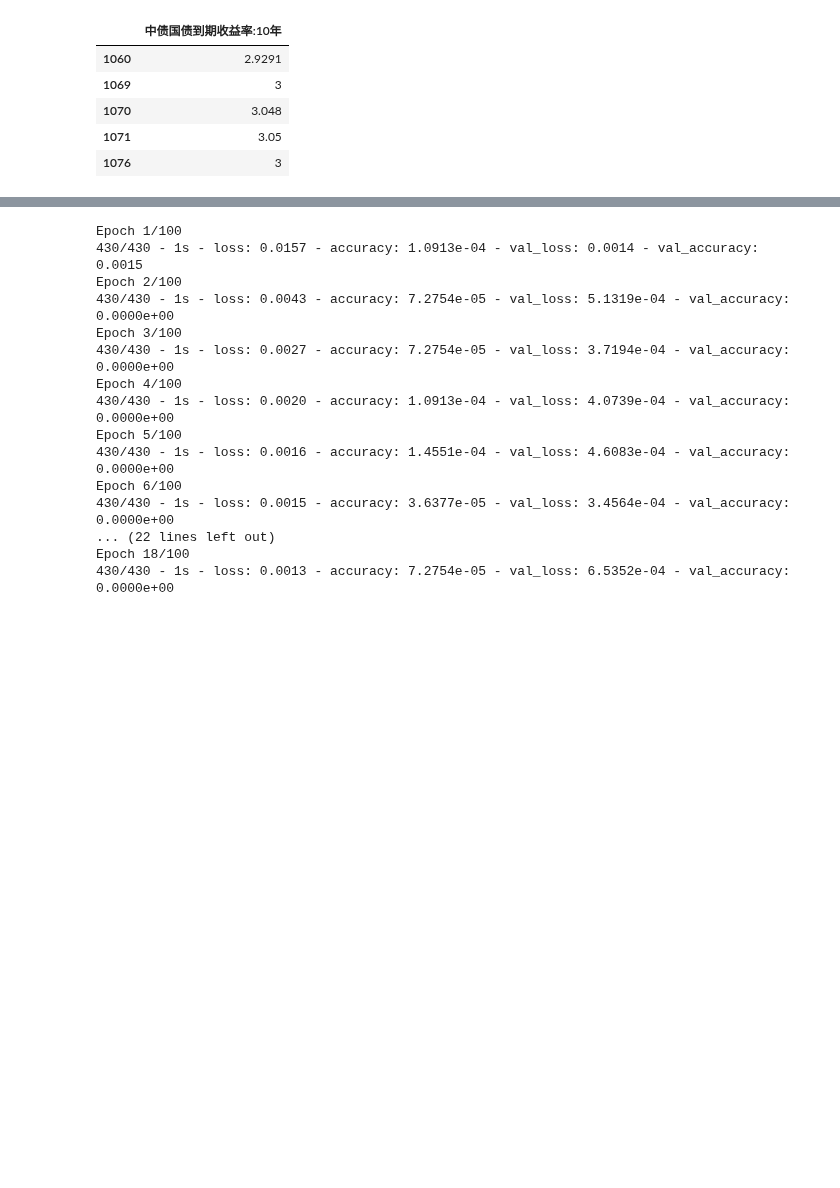
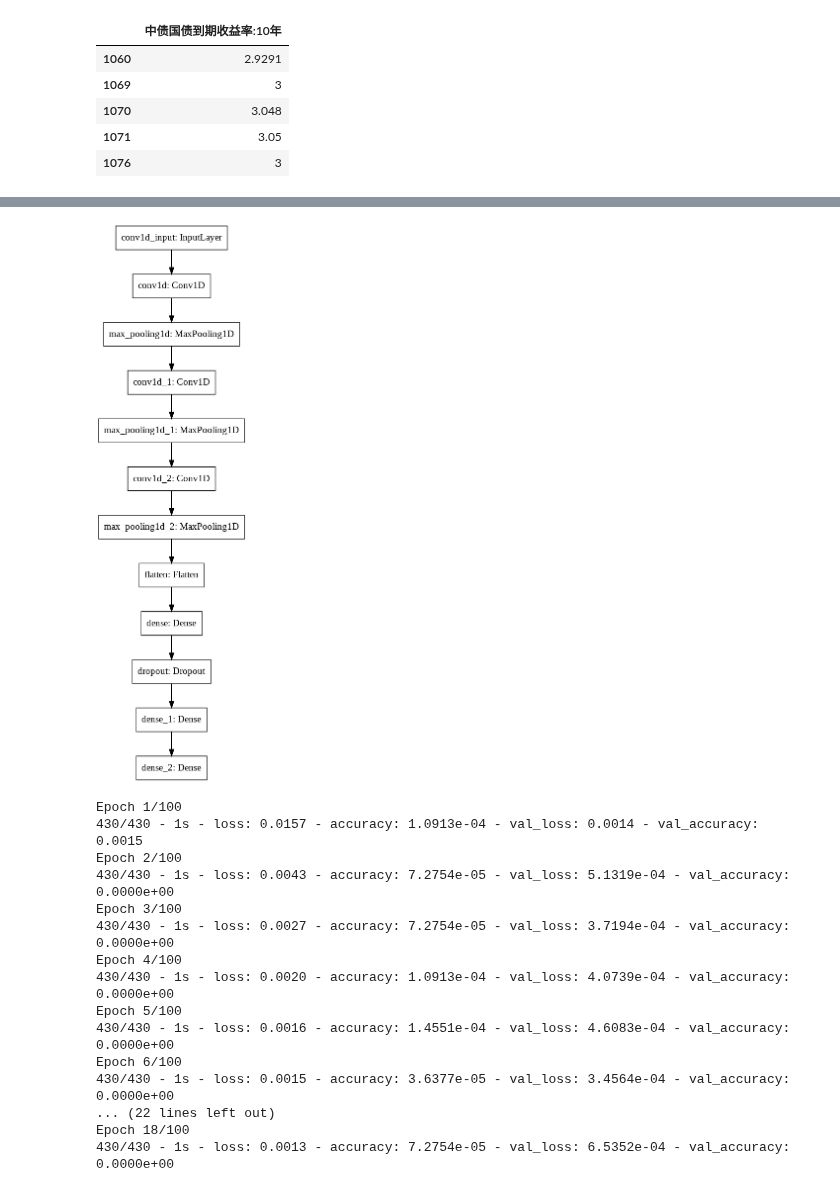
Before and after one commit to wl2748/5242_project, a Jupyter notebook: CNN_TS.ipynb, the cells around one changed output, grey strips where cells are left out. Drawn from its saved outputs; the diff is of its cells as text; code cells hidden in the pictures; blank space fills up the shorter version.

```diff
--- a/CNN_TS.ipynb
+++ b/CNN_TS.ipynb
@@ -146,6 +146,10 @@ Total params: 69,751
 Trainable params: 69,751
 Non-trainable params: 0
 _________________________________________________________________
+# %%
+tf.keras.utils.plot_model(model_cnn)
+# %% [output]
+[figure, added]
 # %%
 model_cnn.compile(optimizer=tf.keras.optimizers.Adam(), loss="mean_squared_error")
 # %%
```
Also changed, not shown: parts of 3 cells of this notebook.
